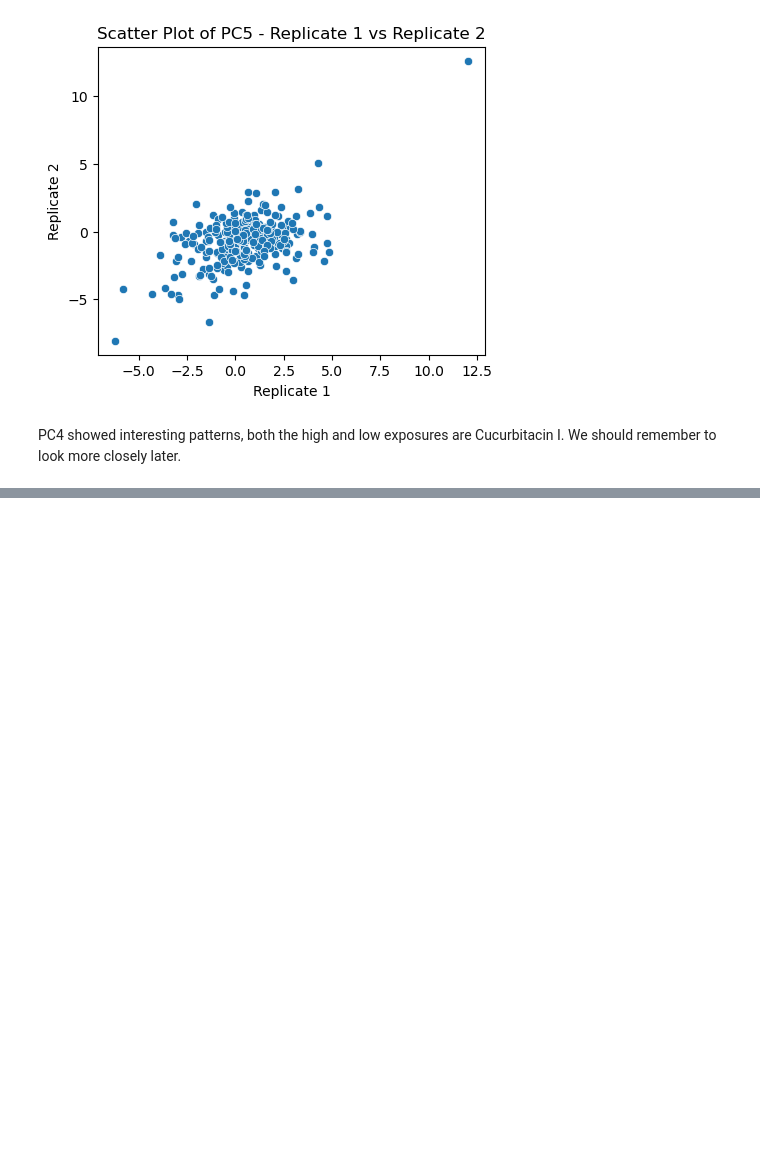
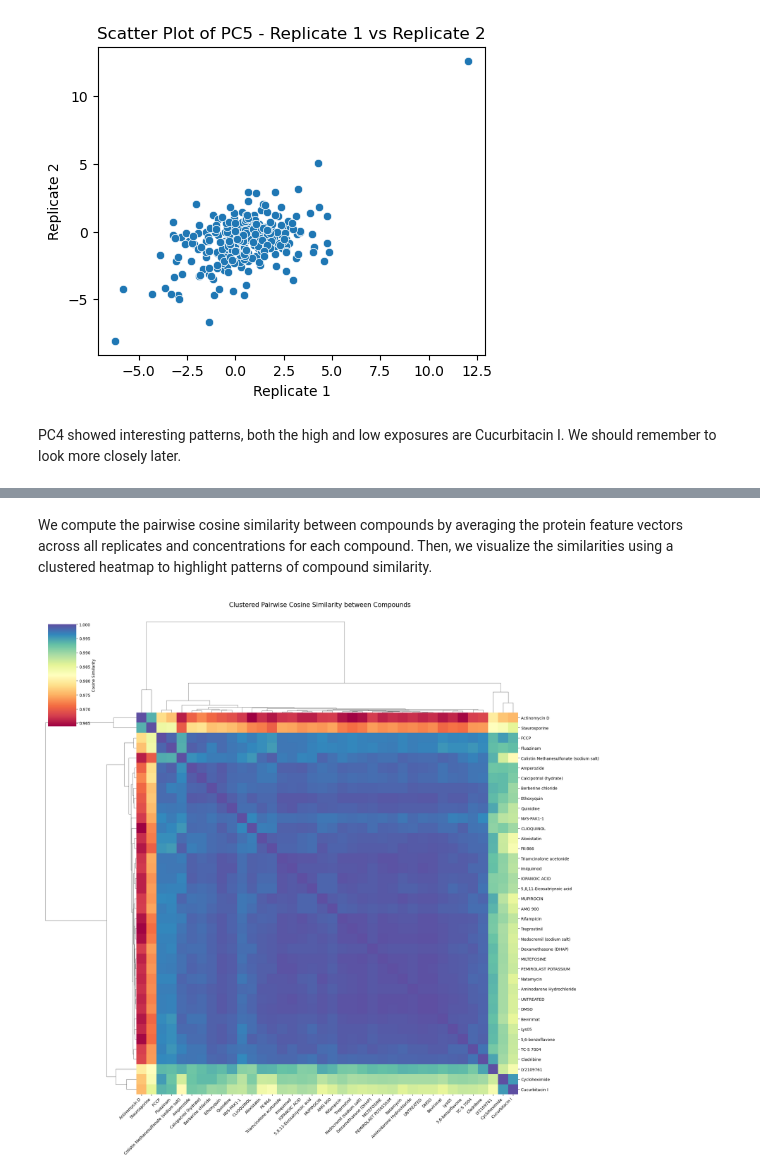
Before and after one commit to broadinstitute/2025_Grigoryan_Proteomics, a Jupyter notebook: 00.exploratory_analysis/02_first_analysis.ipynb, the cells around one changed output, grey strips where cells are left out. Cells and saved outputs as stored; diff of their text form; code cells hidden in the pictures; blank space fills up the shorter version.

```diff
--- a/00.exploratory_analysis/02_first_analysis.ipynb
+++ b/00.exploratory_analysis/02_first_analysis.ipynb
@@ -307,0 +372,41 @@ PC4 showed interesting patterns, both the high and low exposures are Cucurbitaci
+# %% [markdown]
+We compute the pairwise cosine similarity between compounds by averaging the protein feature vectors across all replicates and concentrations for each compound. Then, we visualize the similarities using a clustered heatmap to highlight patterns of compound similarity.
+# %%
+
+feature_cols = [col for col in imputed_prot.columns if not col.startswith("Metadata")]
+
+compounds = imputed_prot["Metadata_Compound"].unique()
+
+compound_vectors = {}
+
+for comp in compounds:
+    comp_data = imputed_prot[imputed_prot["Metadata_Compound"] == comp][feature_cols].values
+    compound_vectors[comp] = comp_data.mean(axis=0)
+
+
+compound_names = list(compound_vectors.keys())
+vectors = [compound_vectors[name] for name in compound_names]
+similarity_matrix = cosine_similarity(vectors)
+
+
+sim_df = pd.DataFrame(similarity_matrix, index=compound_names, columns=compound_names)
+
+g = sns.clustermap(
+    sim_df,
+    cmap="Spectral",
+    figsize=(20, 20),
+    row_cluster=True,
+    col_cluster=True,
+    xticklabels=True,
+    yticklabels=True,
+    cbar_kws={'label': 'Cosine Similarity'}
+)
+
+# Rotation des labels
+g.ax_heatmap.set_xticklabels(g.ax_heatmap.get_xticklabels(), rotation=45, ha='right')
+g.ax_heatmap.set_yticklabels(g.ax_heatmap.get_yticklabels(), rotation=0)
+
+plt.suptitle("Clustered Pairwise Cosine Similarity between Compounds", y=1.02, fontsize=16)
+plt.show()
+# %% [output]
+[figure, added]
```
Also changed, not shown: parts of 5 cells of this notebook, 2 other files.
